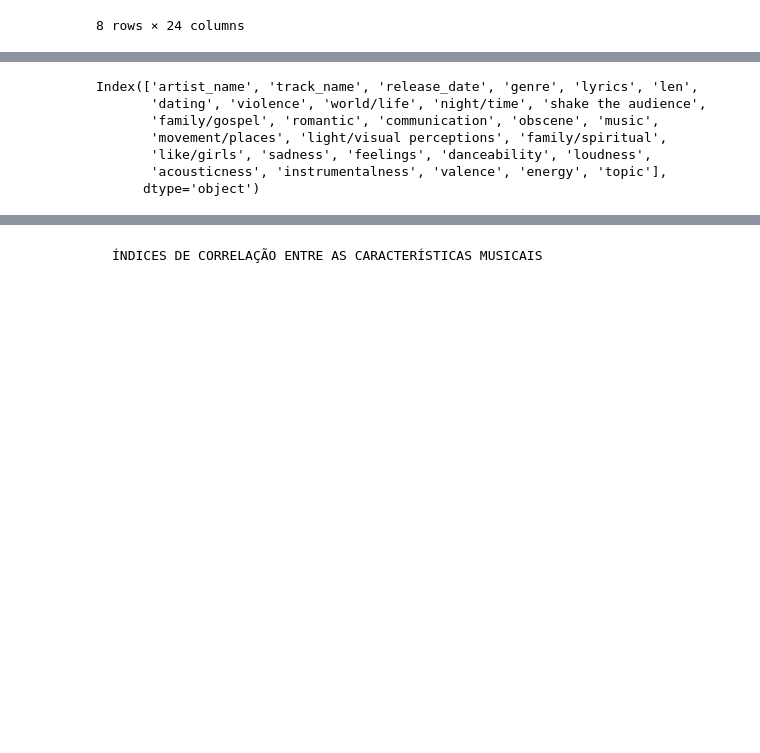
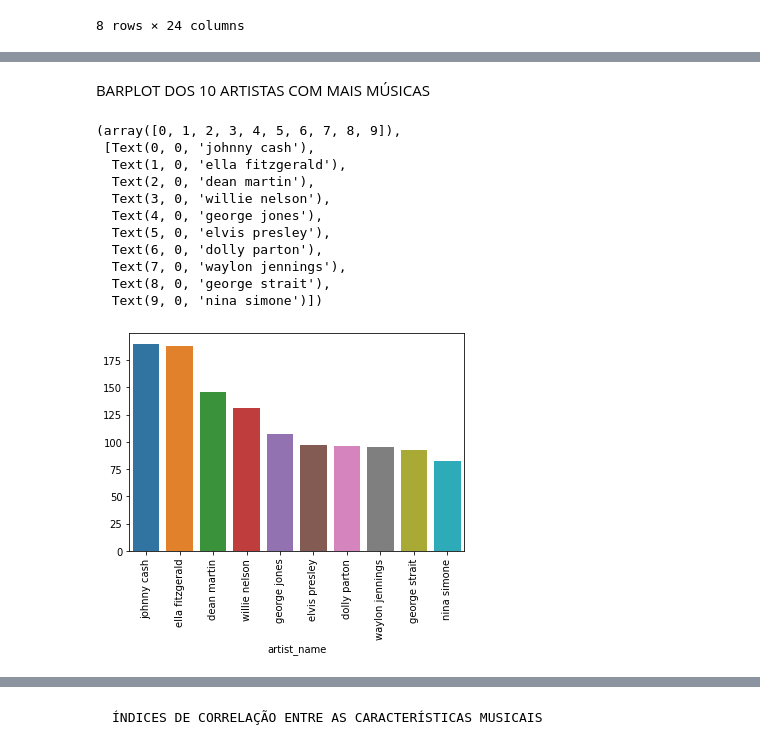
Before and after one commit to viniciusolzon/Music_Analysis, a Jupyter notebook: notebooks/dados.ipynb, the cells around one changed output, grey strips where cells are left out. Cells and saved outputs as stored; diff of their text form; code cells hidden in the pictures; blank space fills up the shorter version.

```diff
--- a/notebooks/dados.ipynb
+++ b/notebooks/dados.ipynb
@@ -60,10 +60,24 @@ sns.boxplot(x="genre", y="violence", data= df)
-# %%
-df.columns
-# %% [output]
-Index(['artist_name', 'track_name', 'release_date', 'genre', 'lyrics', 'len',
-       'dating', 'violence', 'world/life', 'night/time', 'shake the audience',
-       'family/gospel', 'romantic', 'communication', 'obscene', 'music',
-       'movement/places', 'light/visual perceptions', 'family/spiritual',
-       'like/girls', 'sadness', 'feelings', 'danceability', 'loudness',
-       'acousticness', 'instrumentalness', 'valence', 'energy', 'topic'],
-      dtype='object')
+# %% [markdown]
+BARPLOT DOS 10 ARTISTAS COM MAIS MÚSICAS
+# %%
+most_artist = df.value_counts("artist_name")
+most5_artist = most_artist.head(10)
+most5df = pd.DataFrame(most5_artist)
+most5df.index
+most5_artist.unique()
+
+sns.barplot(x = most5df.index, y = most5_artist.unique(), data =df)
+plt.xticks(rotation = 90)
+# %% [output]
+(array([0, 1, 2, 3, 4, 5, 6, 7, 8, 9]),
+ [Text(0, 0, 'johnny cash'),
+  Text(1, 0, 'ella fitzgerald'),
+  Text(2, 0, 'dean martin'),
+  Text(3, 0, 'willie nelson'),
+  Text(4, 0, 'george jones'),
+  Text(5, 0, 'elvis presley'),
+  Text(6, 0, 'dolly parton'),
+  Text(7, 0, 'waylon jennings'),
+  Text(8, 0, 'george strait'),
+  Text(9, 0, 'nina simone')])
+[figure, added]
```
Also changed, not shown: parts of 9 cells of this notebook.
